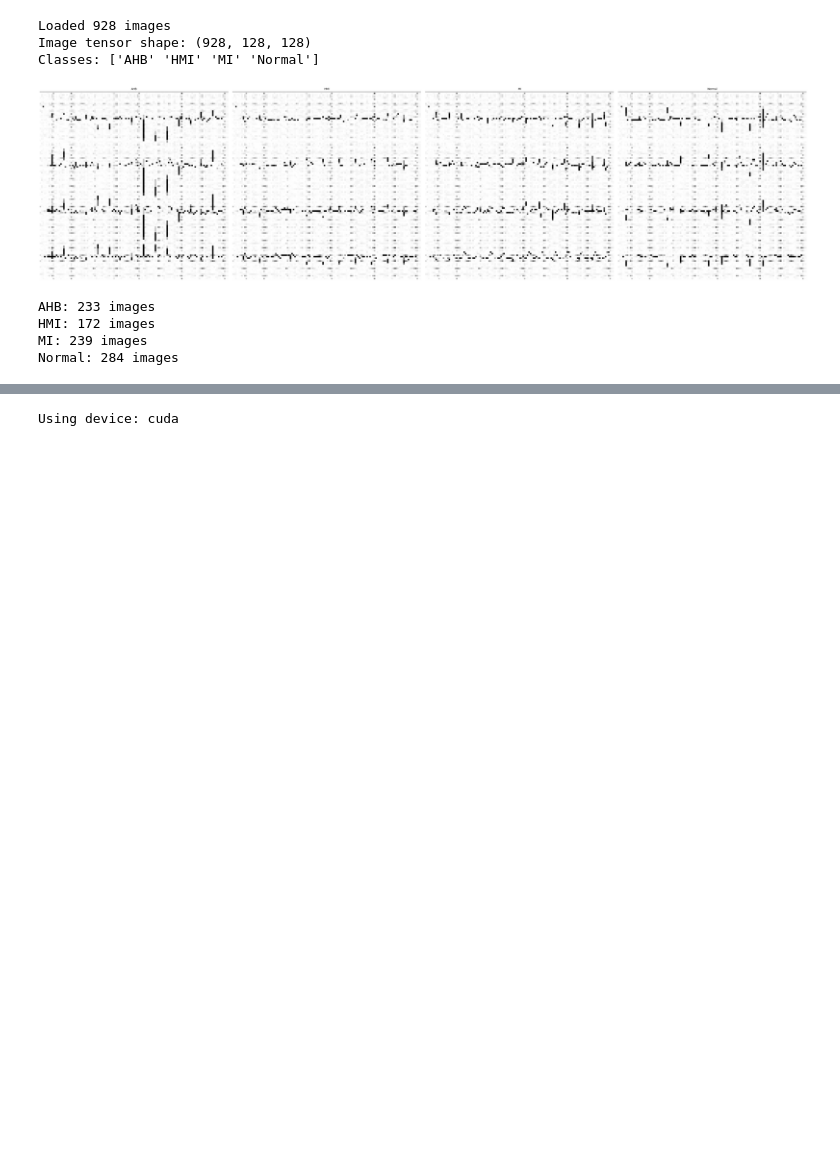
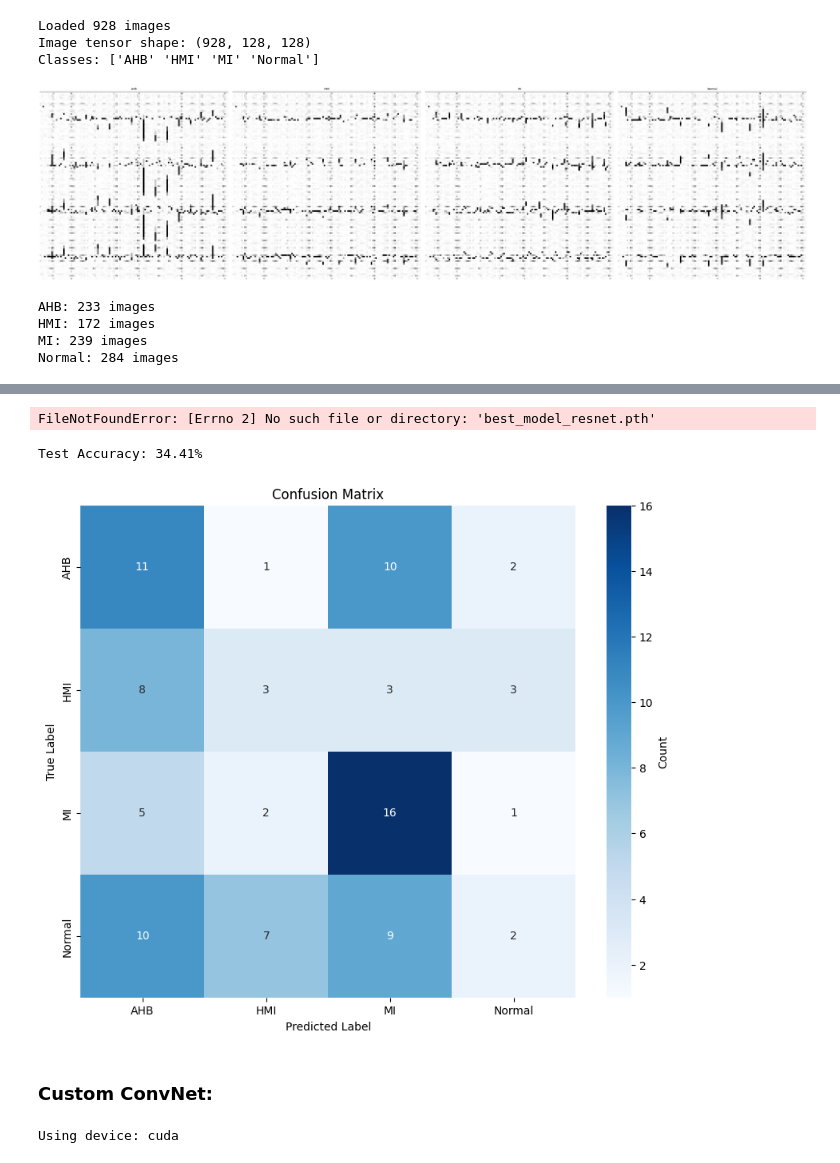
Before and after one commit to JopaXd/ecg-classification, a Jupyter notebook: training.ipynb, the cells around one changed output, grey strips where cells are left out. Drawn from its saved outputs; the diff is of its cells as text; code cells hidden in the pictures; blank space fills up the shorter version.

```diff
--- a/training.ipynb
+++ b/training.ipynb
@@ -125,3 +259,46 @@ test_loader = DataLoader(test_dataset, batch_size=batch_size, drop_last=False)
+# %%
+# Load best model
+resnet.load_state_dict(torch.load('best_model_resnet.pth'))
+# %% [output]
+FileNotFoundError: [Errno 2] No such file or directory: 'best_model_resnet.pth'
+# %%
+#Evaluate on test set
+resnet.eval()
+correct = 0
+total = 0
+all_predictions = []
+all_labels = []
+with torch.no_grad():
+    for data in test_loader_rgb:
+        inputs, labels = data
+        inputs, labels = inputs.to(device), labels.to(device)
+        outputs = resnet(inputs)
+        _, predicted = torch.max(outputs.data, 1)
+        total += labels.size(0)
+        correct += (predicted == labels).sum().item()
+        all_predictions.extend(predicted.cpu().numpy())
+        all_labels.extend(labels.cpu().numpy())
+test_accuracy = 100 * correct / total
+print(f'Test Accuracy: {test_accuracy:.2f}%')
+# %% [output]
+Test Accuracy: 34.41%
+# %%
+cm = confusion_matrix(all_labels, all_predictions)
+idx_to_class = {v: k for k, v in class_to_idx.items()}
+class_names = [idx_to_class[i] for i in range(len(class_to_idx))]
+plt.figure(figsize=(10,8))
+sns.heatmap(cm, annot=True, fmt='d', cmap='Blues',
+            xticklabels=class_names,
+            yticklabels=class_names,
+            cbar_kws={'label': 'Count'})
+plt.xlabel('Predicted Label')
+plt.ylabel('True Label')
+plt.title('Confusion Matrix')
+plt.show()
+# %% [output]
+[figure, added]
+# %% [markdown]
+### Custom ConvNet:
 # %%
 class ConvNet(nn.Module):
     def __init__(self, dropout_rate=0.5):
```
Also changed, not shown: parts of 22 cells of this notebook.
